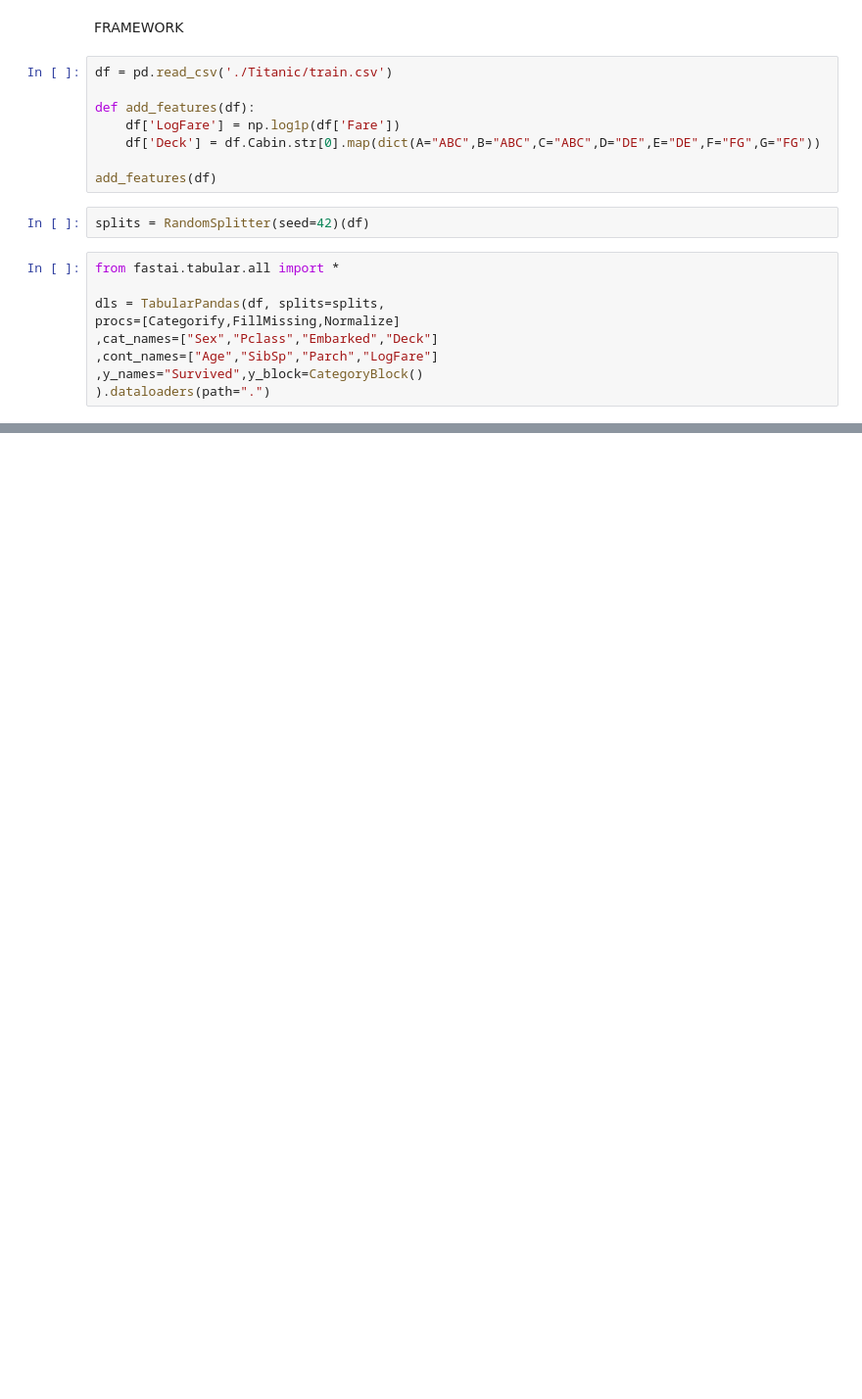
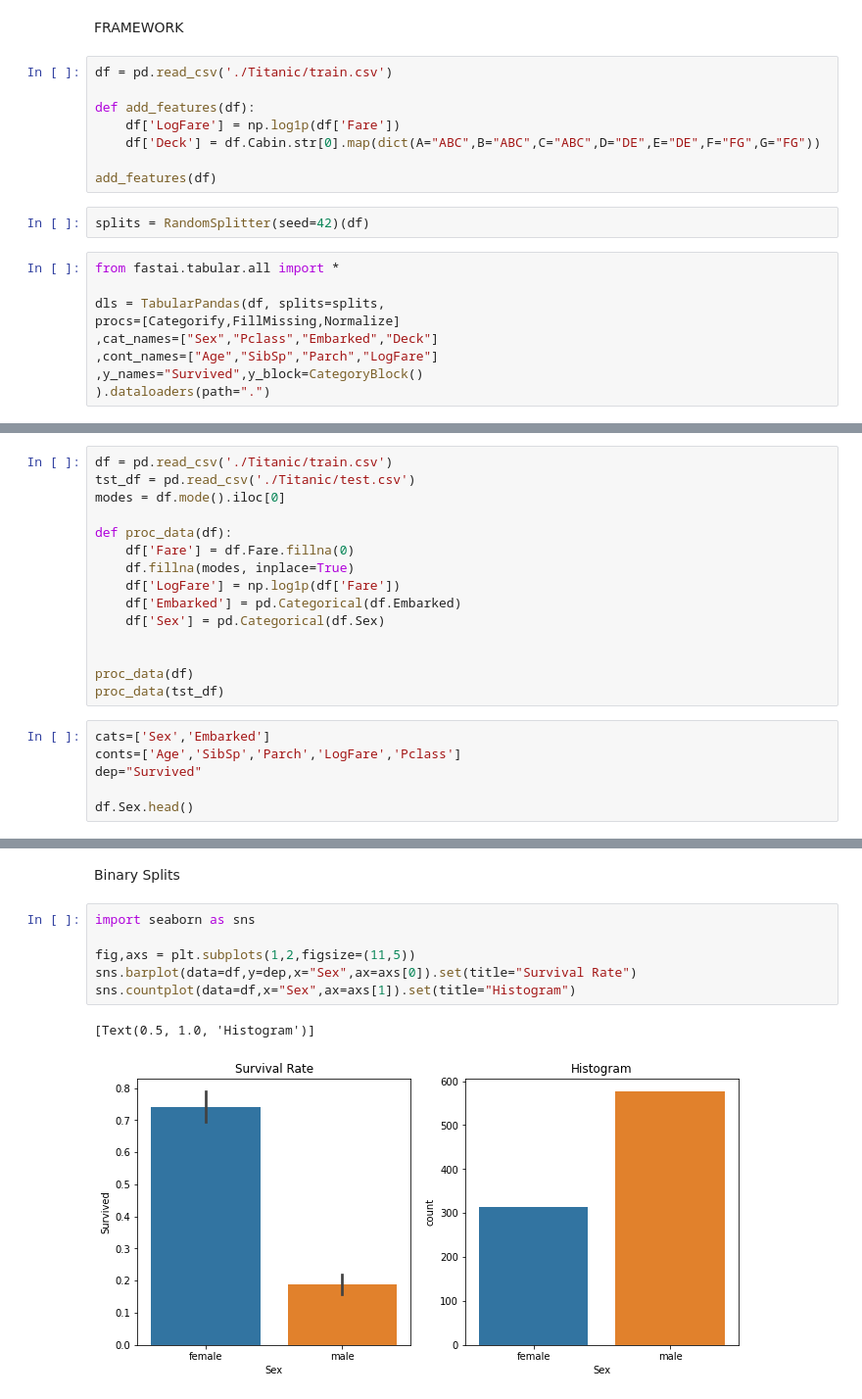
Before and after one commit to 1halfplusminus/fastai-chap4, a Jupyter notebook: chap_5_youtube.ipynb, the cells around one changed output, grey strips where cells are left out. Shown at 98% size. Drawn from its saved outputs; the diff is of its cells as text; blank space fills up the shorter version.

```diff
--- a/chap_5_youtube.ipynb
+++ b/chap_5_youtube.ipynb
@@ -470,0 +371,21 @@ tensor([[0.9241, 0.0759],
+# %%
+df = pd.read_csv('./Titanic/train.csv')
+tst_df = pd.read_csv('./Titanic/test.csv')
+modes = df.mode().iloc[0]
+
+def proc_data(df):
+    df['Fare'] = df.Fare.fillna(0)
+    df.fillna(modes, inplace=True)
+    df['LogFare'] = np.log1p(df['Fare'])
+    df['Embarked'] = pd.Categorical(df.Embarked)
+    df['Sex'] = pd.Categorical(df.Sex)
+
+
+proc_data(df)
+proc_data(tst_df)
+# %%
+cats=['Sex','Embarked']
+conts=['Age','SibSp','Parch','LogFare','Pclass']
+dep="Survived"
+
+df.Sex.head()
@@ -470,0 +409,11 @@ tensor([[0.9241, 0.0759],
+# %% [markdown]
+Binary Splits
+# %%
+import seaborn as sns
+
+fig,axs = plt.subplots(1,2,figsize=(11,5))
+sns.barplot(data=df,y=dep,x="Sex",ax=axs[0]).set(title="Survival Rate")
+sns.countplot(data=df,x="Sex",ax=axs[1]).set(title="Histogram")
+# %% [output]
+[Text(0.5, 1.0, 'Histogram')]
+[figure, added]
```
Also changed, not shown: parts of 60 cells of this notebook, 5 other files.
